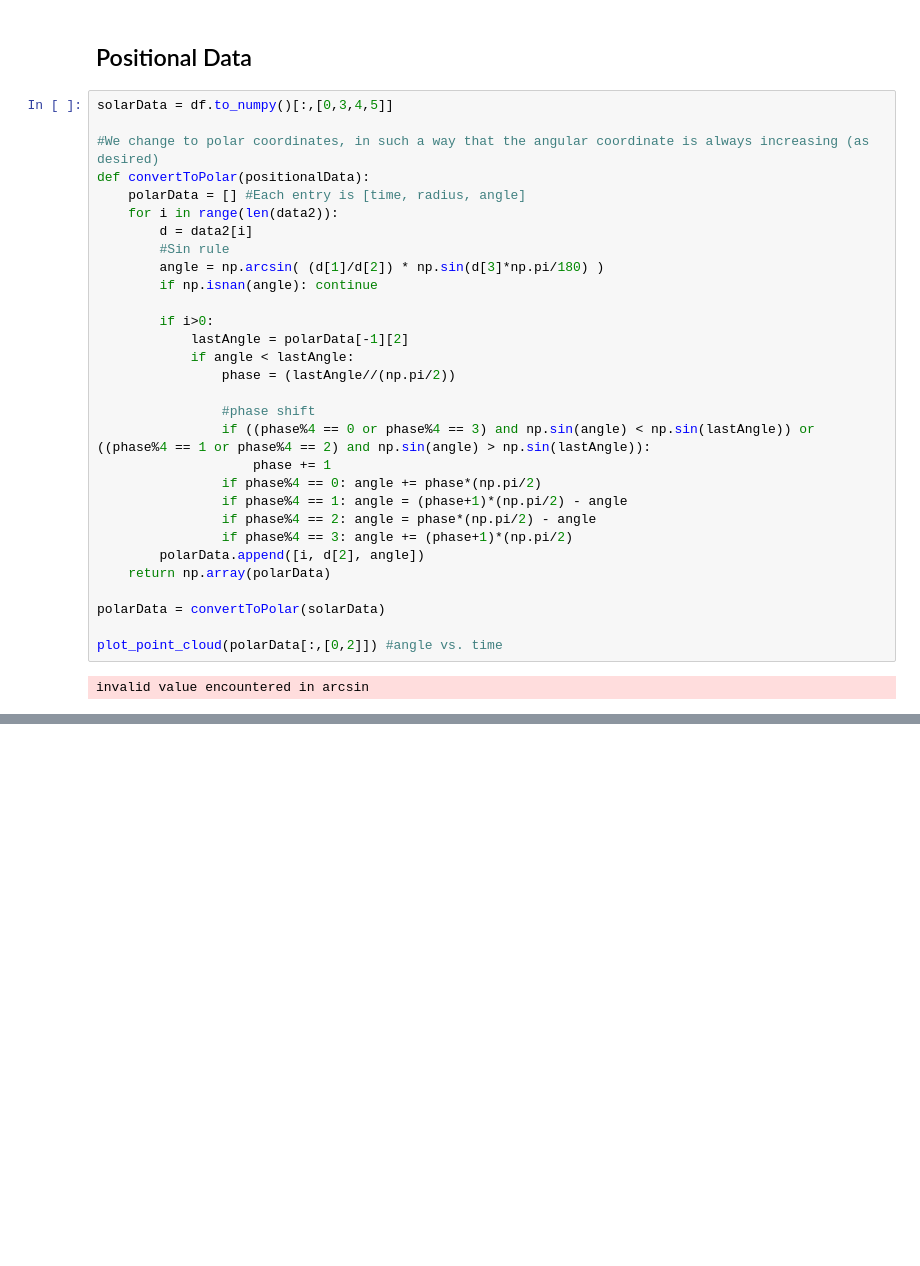
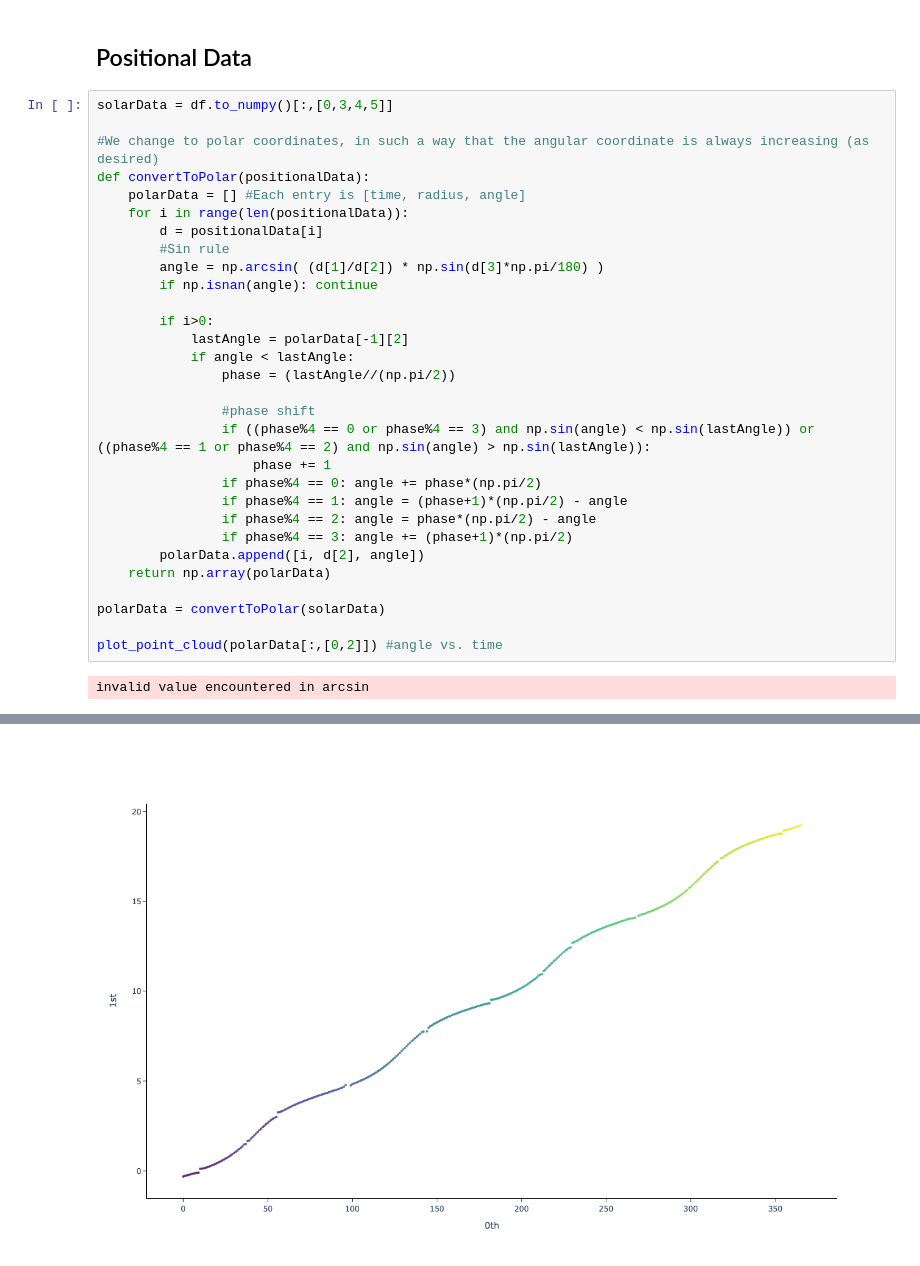
Before and after one commit to andrew-yarmola/topological-data-analysis, a Jupyter notebook: orbital_data/Orbit visualizer.ipynb, the cells around one changed output, grey strips where cells are left out. Cells and saved outputs as stored; diff of their text form; blank space fills up the shorter version.

```diff
--- a/orbital_data/Orbit visualizer.ipynb
+++ b/orbital_data/Orbit visualizer.ipynb
@@ -36,8 +37,8 @@ solarData = df.to_numpy()[:,[0,3,4,5]]
 #We change to polar coordinates, in such a way that the angular coordinate is always increasing (as desired)
 def convertToPolar(positionalData):
     polarData = [] #Each entry is [time, radius, angle]
-    for i in range(len(data2)):
-        d = data2[i]
+    for i in range(len(positionalData)):
+        d = positionalData[i]
         #Sin rule
         angle = np.arcsin( (d[1]/d[2]) * np.sin(d[3]*np.pi/180) )
         if np.isnan(angle): continue
@@ -66,3 +66,4 @@ invalid value encountered in arcsin
+[figure, added]
 # %%
 cartesianData = np.array([[d[0],d[1]*np.cos(d[2]), d[1]*np.sin(d[2])] for d in polarData])
 plot_point_cloud(cartesianData)
```
Also changed, not shown: parts of 3 cells of this notebook, 3 other files.
